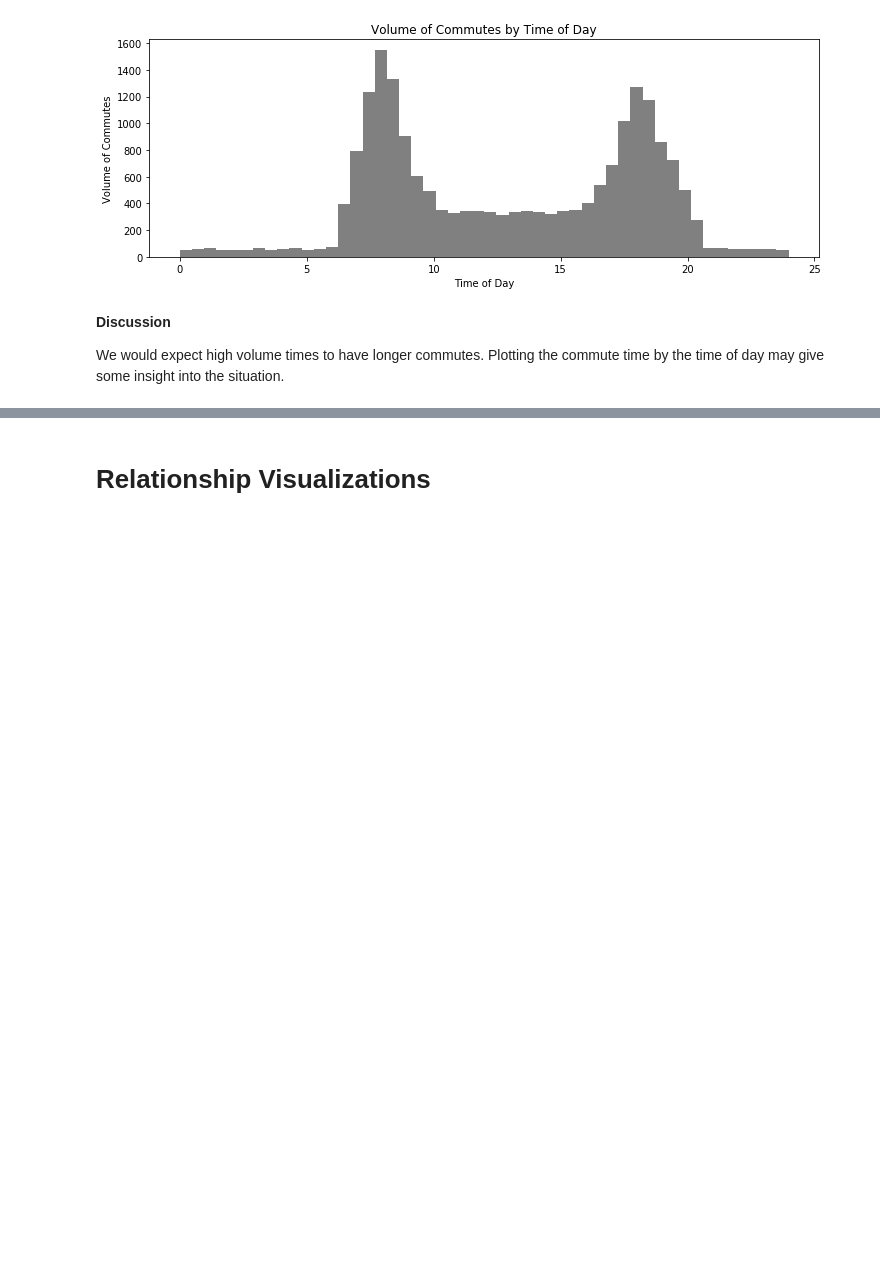
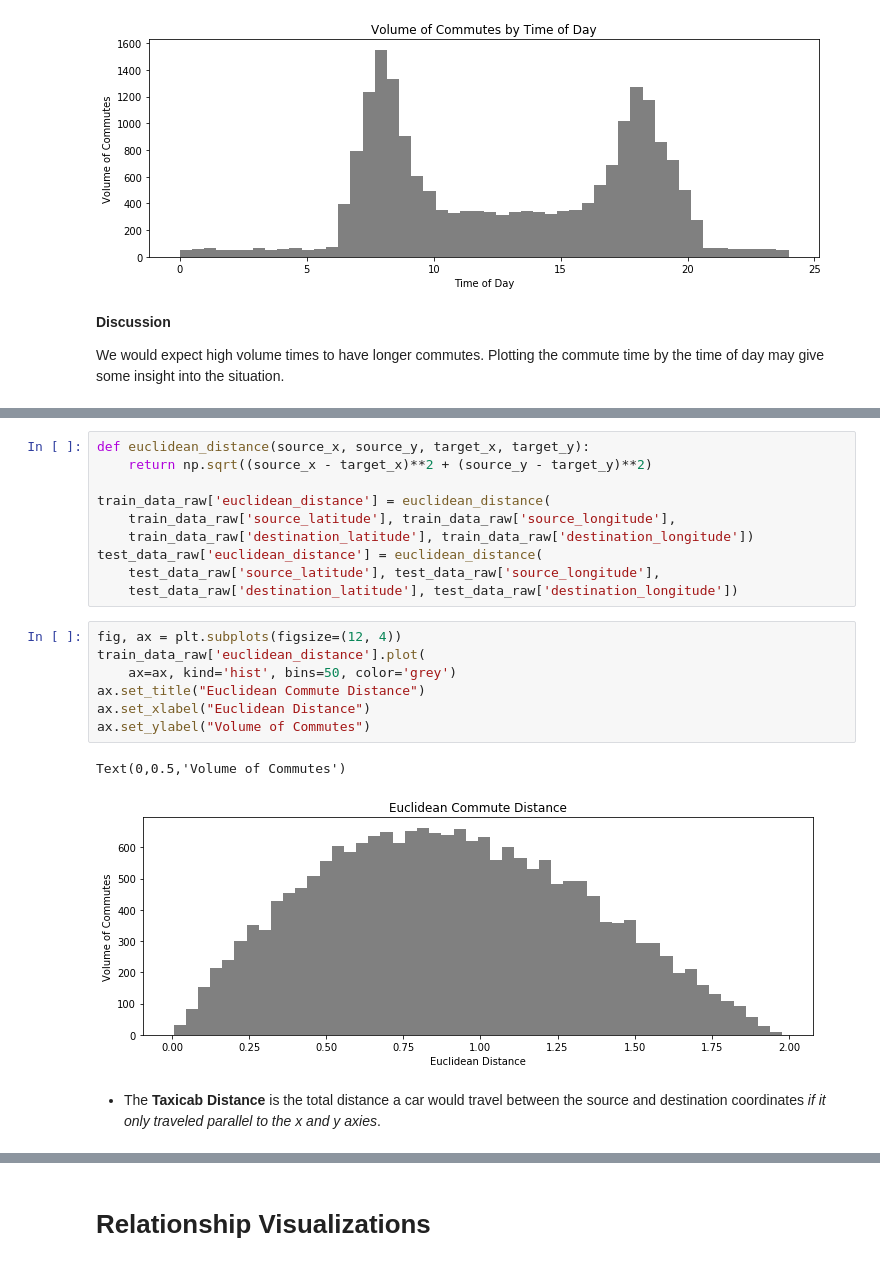
Before and after one commit to QCaudron/ml_101, a Jupyter notebook: 2_Linear_models/linear-regression.ipynb, the cells around one changed output, grey strips where cells are left out. Drawn from its saved outputs; the diff is of its cells as text; blank space fills up the shorter version.

Commit message:
Add commute distance plots.

```diff
--- a/2_Linear_models/linear-regression.ipynb
+++ b/2_Linear_models/linear-regression.ipynb
@@ -102,0 +117,22 @@ We would expect high volume times to have longer commutes.  Plotting the commute
+# %%
+def euclidean_distance(source_x, source_y, target_x, target_y):
+    return np.sqrt((source_x - target_x)**2 + (source_y - target_y)**2)
+
+train_data_raw['euclidean_distance'] = euclidean_distance(
+    train_data_raw['source_latitude'], train_data_raw['source_longitude'],
+    train_data_raw['destination_latitude'], train_data_raw['destination_longitude'])
+test_data_raw['euclidean_distance'] = euclidean_distance(
+    test_data_raw['source_latitude'], test_data_raw['source_longitude'],
+    test_data_raw['destination_latitude'], test_data_raw['destination_longitude'])
+# %%
+fig, ax = plt.subplots(figsize=(12, 4))
+train_data_raw['euclidean_distance'].plot(
+    ax=ax, kind='hist', bins=50, color='grey')
+ax.set_title("Euclidean Commute Distance")
+ax.set_xlabel("Euclidean Distance")
+ax.set_ylabel("Volume of Commutes")
+# %% [output]
+Text(0,0.5,'Volume of Commutes')
+[figure, added]
+# %% [markdown]
+  - The **Taxicab Distance** is the total distance a car would travel between the source and destination coordinates *if it only traveled parallel to the x and y axies*.
```
Also changed, not shown: parts of 11 cells of this notebook.
